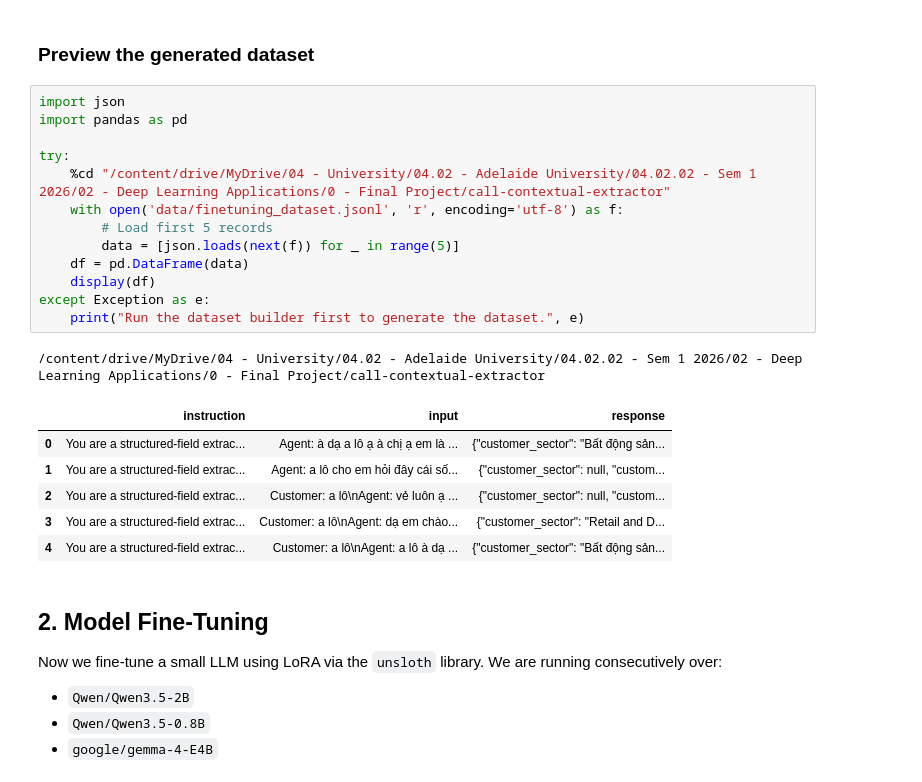
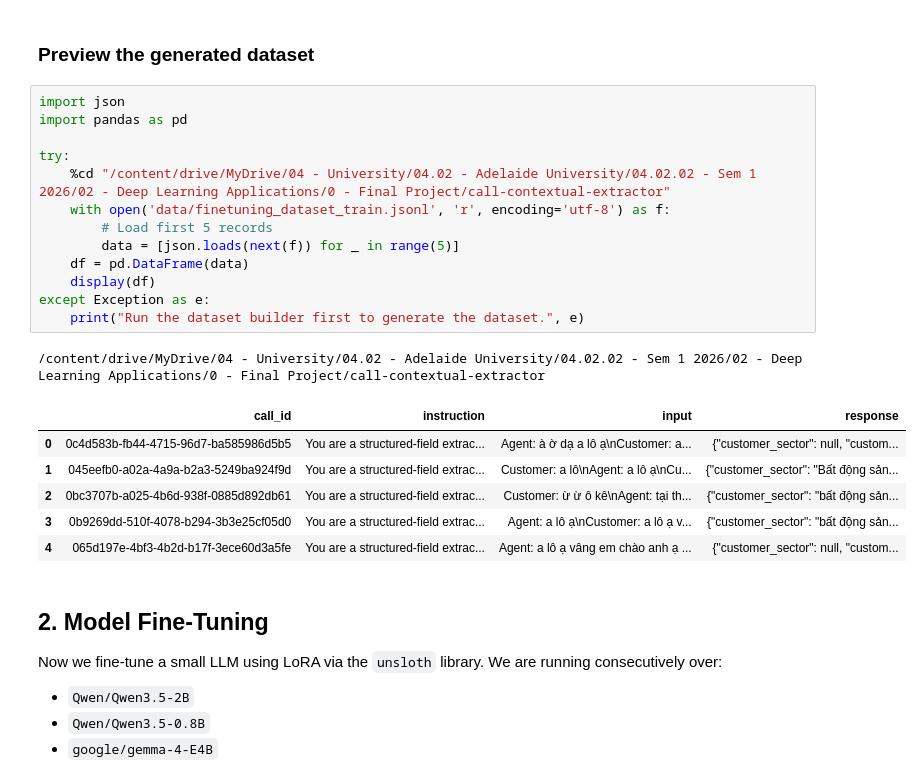
Before and after one commit to megatunger/call-contextual-extractor, a Jupyter notebook: 03_FineTuning.ipynb, the cells around one changed output. Saved outputs shown, nothing was run; the diff lists cells and outputs as text.

```diff
--- a/03_FineTuning.ipynb
+++ b/03_FineTuning.ipynb
@@ -72,24 +72,24 @@ Split 550 examples -> train=440 (80%), test=110 (seed=42)
 # %%
 import json
 import pandas as pd
 
 try:
     %cd "/content/drive/MyDrive/04 - University/04.02 - Adelaide University/04.02.02 - Sem 1 2026/02 - Deep Learning Applications/0 - Final Project/call-contextual-extractor"
-    with open('data/finetuning_dataset.jsonl', 'r', encoding='utf-8') as f:
+    with open('data/finetuning_dataset_train.jsonl', 'r', encoding='utf-8') as f:
         # Load first 5 records
         data = [json.loads(next(f)) for _ in range(5)]
     df = pd.DataFrame(data)
     display(df)
 except Exception as e:
     print("Run the dataset builder first to generate the dataset.", e)
 # %% [output]
 /content/drive/MyDrive/04 - University/04.02 - Adelaide University/04.02.02 - Sem 1 2026/02 - Deep Learning Applications/0 - Final Project/call-contextual-extractor
-|  | instruction | input | response |
-| 0 | You are a structured-field extrac... | Agent: à dạ a lô ạ à chị ạ em là ... | {"customer_sector": "Bất động sản... |
-| 1 | You are a structured-field extrac... | Agent: a lô cho em hỏi đây cái số... | {"customer_sector": null, "custom... |
-| 2 | You are a structured-field extrac... | Customer: a lô\nAgent: vẻ luôn ạ ... | {"customer_sector": null, "custom... |
-| 3 | You are a structured-field extrac... | Customer: a lô\nAgent: dạ em chào... | {"customer_sector": "Retail and D... |
-| 4 | You are a structured-field extrac... | Customer: a lô\nAgent: a lô à dạ ... | {"customer_sector": "Bất động sản... |
+|  | call_id | instruction | input | response |
+| 0 | 0c4d583b-fb44-4715-96d7-ba585986d5b5 | You are a structured-field extrac... | Agent: à ờ dạ a lô ạ\nCustomer: a... | {"customer_sector": null, "custom... |
+| 1 | 045eefb0-a02a-4a9a-b2a3-5249ba924f9d | You are a structured-field extrac... | Customer: a lô\nAgent: a lô ạ\nCu... | {"customer_sector": "Bất động sản... |
+| 2 | 0bc3707b-a025-4b6d-938f-0885d892db61 | You are a structured-field extrac... | Customer: ừ ừ ô kê\nAgent: tại th... | {"customer_sector": "bất động sản... |
+| 3 | 0b9269dd-510f-4078-b294-3b3e25cf05d0 | You are a structured-field extrac... | Agent: a lô ạ\nCustomer: a lô ạ v... | {"customer_sector": "bất động sản... |
+| 4 | 065d197e-4bf3-4b2d-b17f-3ece60d3a5fe | You are a structured-field extrac... | Agent: a lô ạ vâng em chào anh ạ ... | {"customer_sector": null, "custom... |
 # %% [markdown]
 ## 2. Model Fine-Tuning
 Now we fine-tune a small LLM using LoRA via the `unsloth` library. We are running consecutively over:
```
Also changed, not shown: parts of 3 cells of this notebook, 13 other files.
